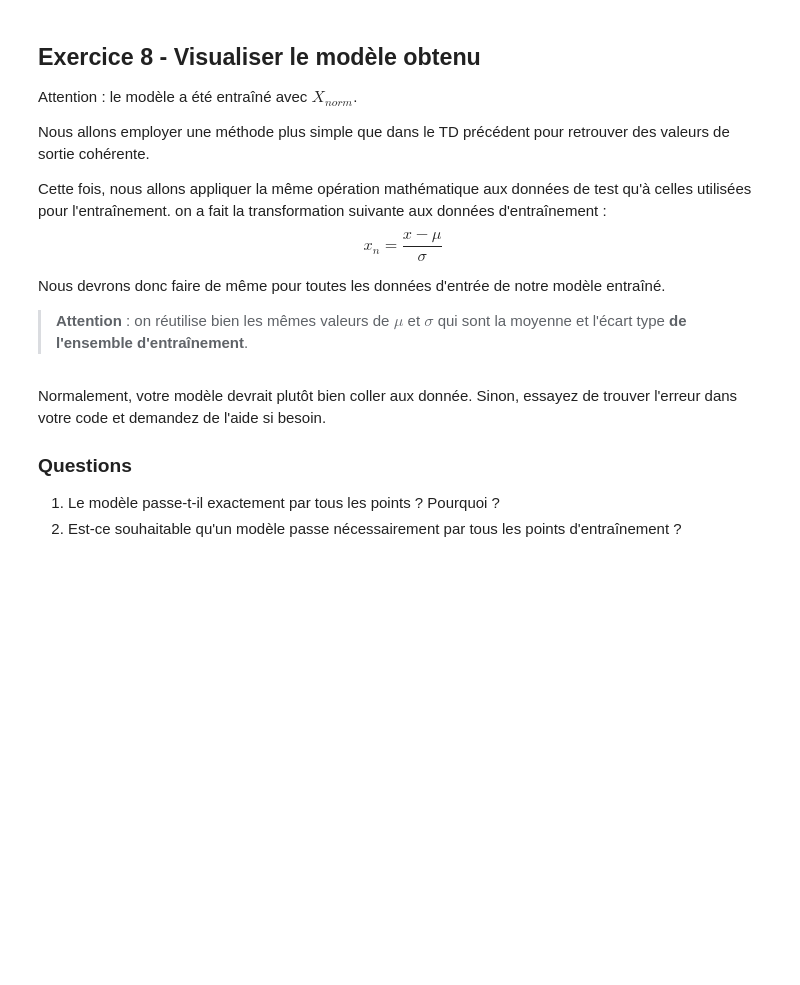
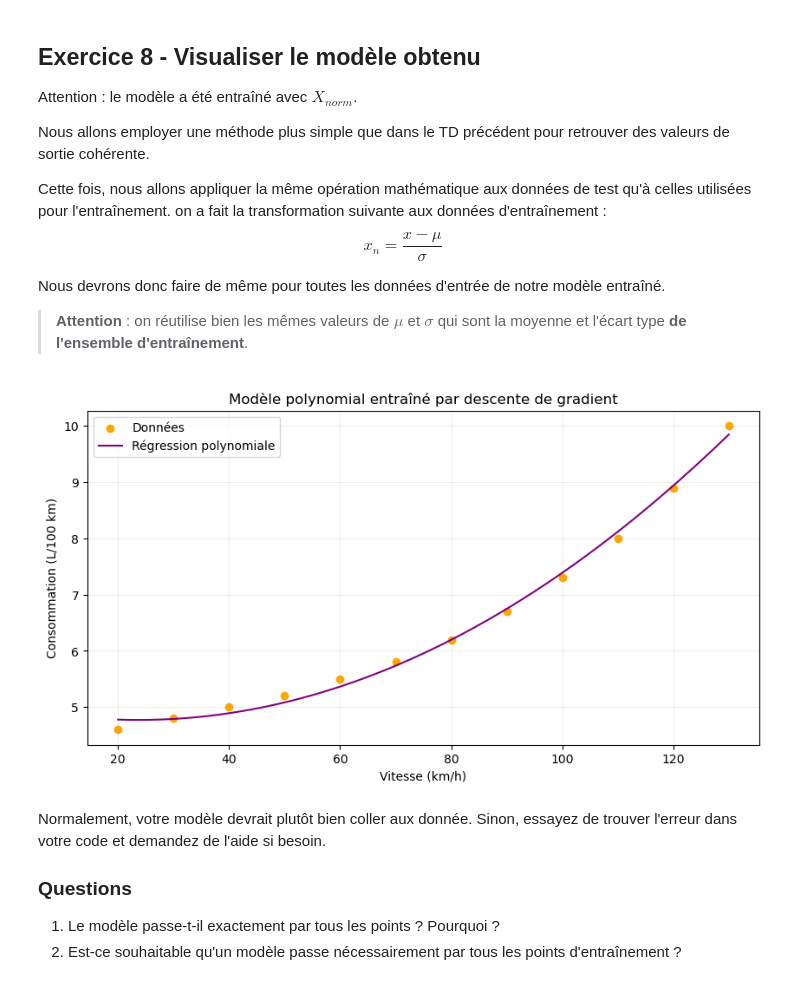
Before and after one commit to Ness2706/Projet-Info-1, a Jupyter notebook: TD2-regression_polynomiale (1).ipynb, the cells around one changed output. Cells and saved outputs as stored; diff of their text form; code cells hidden in the pictures; blank space fills up the shorter version.

```diff
--- a/TD2-regression_polynomiale (1).ipynb
+++ b/TD2-regression_polynomiale (1).ipynb
@@ -424,21 +460,24 @@ Nous devrons donc faire de même pour toutes les données d'entrée de notre mod
 # %%
 x_plot = np.linspace(X.min(), X.max(), 300)
 
 # À faire :
+
 # standardiser les entrées du modèle
-# x_plot_norm = ...
+x_plot_norm = (x_plot - x_mean) / x_std
 # effectuer les prédictions avec les valeurs standardisées
-# y_plot = ...
+y_plot = w1_norm * x_plot_norm + w2_norm * (x_plot_norm**2) +b_norm
 
 plt.figure(figsize=(10, 5))
 plt.scatter(X, y, c="orange", label="Données")
 plt.plot(x_plot, y_plot, c="purple", label="Régression polynomiale")
 plt.xlabel("Vitesse (km/h)")
 plt.ylabel("Consommation (L/100 km)")
 plt.title("Modèle polynomial entraîné par descente de gradient")
 plt.legend()
 plt.grid(alpha=0.2)
 plt.show()
+# %% [output]
+[figure, added]
 # %% [markdown]
 Normalement, votre modèle devrait plutôt bien coller aux donnée. Sinon, essayez de trouver l'erreur dans votre code et demandez de l'aide si besoin.
 
```
Also changed, not shown: parts of 22 cells of this notebook.
